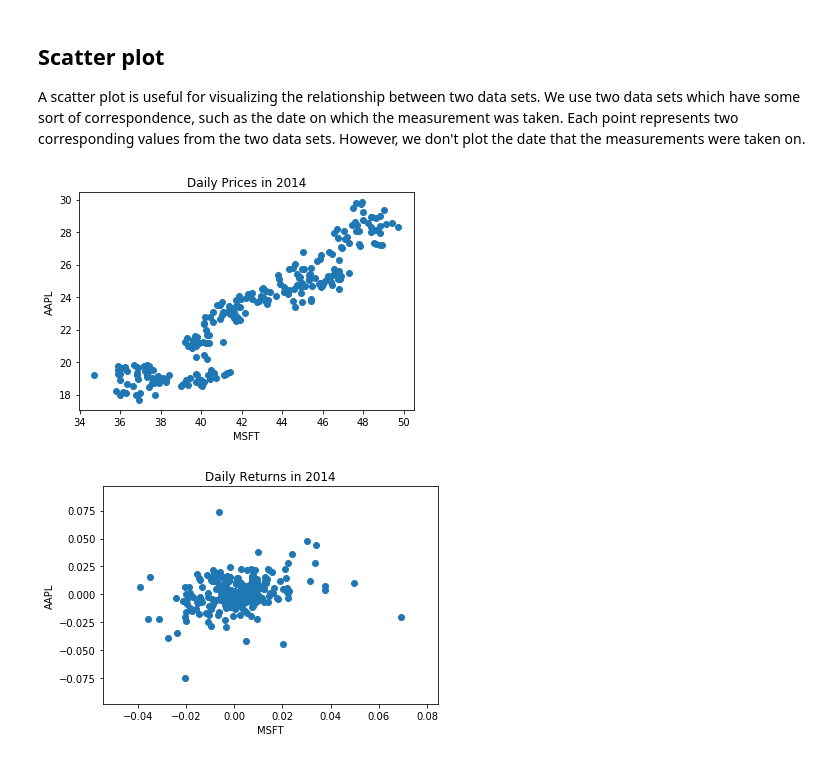
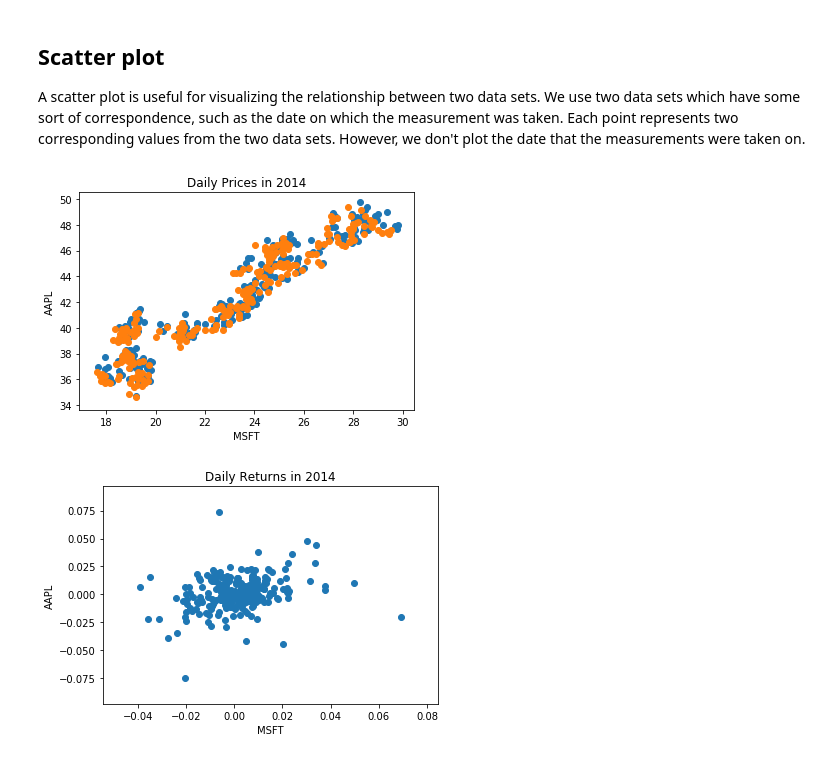
Before and after one commit to lmbaeza/MetNumUN2021I, a Jupyter notebook: Lab1/lmbaeza-lecture5.ipynb, the cells around one changed output. Saved outputs shown, nothing was run; the diff lists cells and outputs as text; code cells hidden in the pictures.

```diff
--- a/Lab1/lmbaeza-lecture5.ipynb
+++ b/Lab1/lmbaeza-lecture5.ipynb
@@ -59,6 +37,6 @@ from yahoofinancials import YahooFinancials
 # %%
 start = '2014-01-01'
 end = '2015-01-01'
-data = yf.download(['AAPL', 'MSFT'], fields='price', start=start, end=end, process=False)
-data.head()
+data_aapl = pdr.get_data_yahoo('AAPL', start=start, end=end)
+data_aapl.head()
 # %% [output]
@@ -73,0 +50,5 @@ data.head()
+# %%
+start = '2014-01-01'
+end = '2015-01-01'
+data_ms = pdr.get_data_yahoo('MSFT', start=start, end=end)
+data_ms.head()
@@ -148,10 +177,11 @@ plt.title('Cumulative Distribution of MSFT Returns, 2014');
 
 A scatter plot is useful for visualizing the relationship between two data sets. We use two data sets which have some sort of correspondence, such as the date on which the measurement was taken. Each point represents two corresponding values from the two data sets. However, we don't plot the date that the measurements were taken on.
 # %%
-plt.scatter(data['Open']['MSFT'], data['Open']['AAPL'])
+plt.scatter(data_aapl['Open'], data_ms['Open'])
+plt.scatter(data_aapl['Low'], data_ms['Low'])
 plt.xlabel('MSFT')
 plt.ylabel('AAPL')
 plt.title('Daily Prices in 2014');
 # %% [output]
-[figure, old version]
+[figure, new version]
 # %%
```
Also changed, not shown: parts of 18 cells of this notebook.
